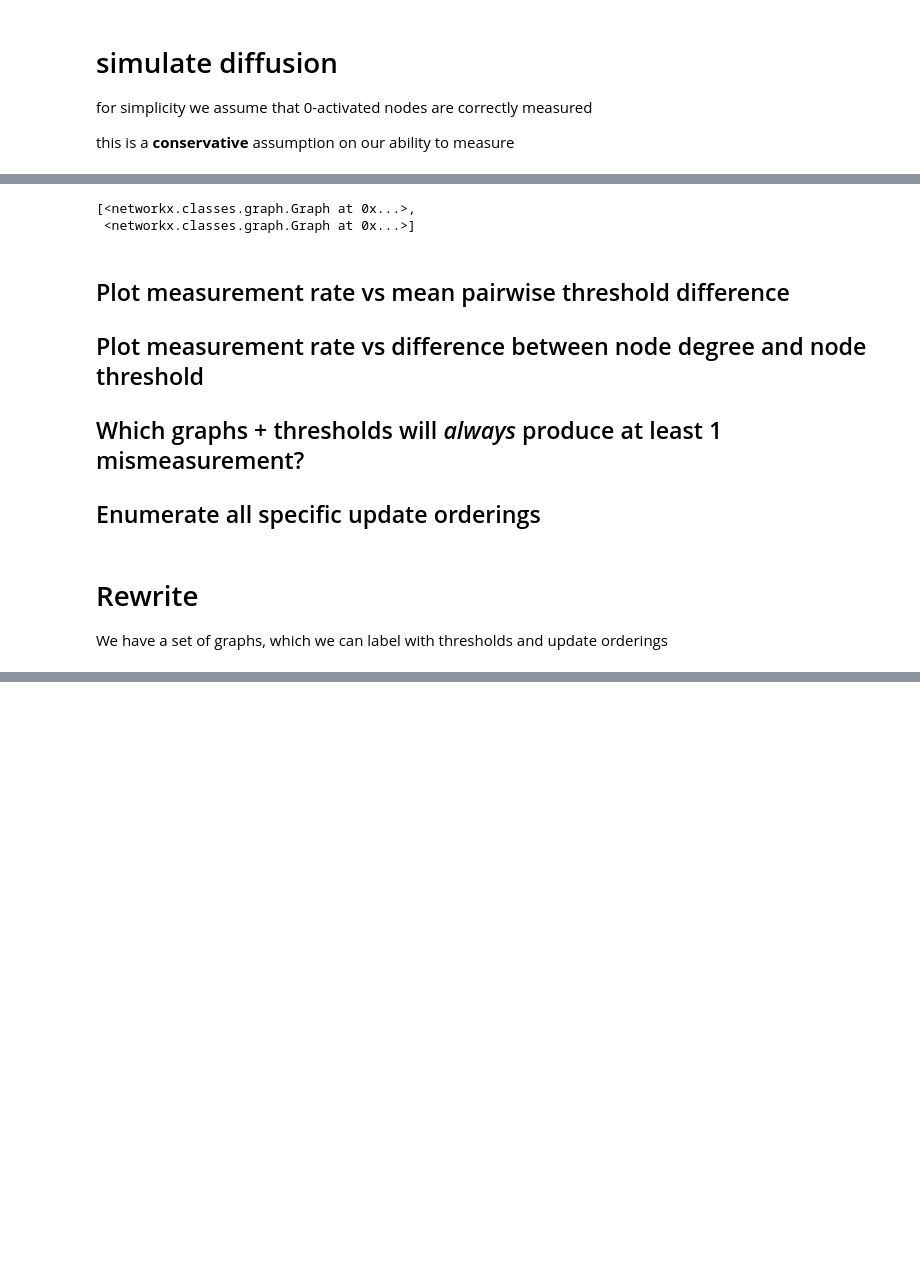
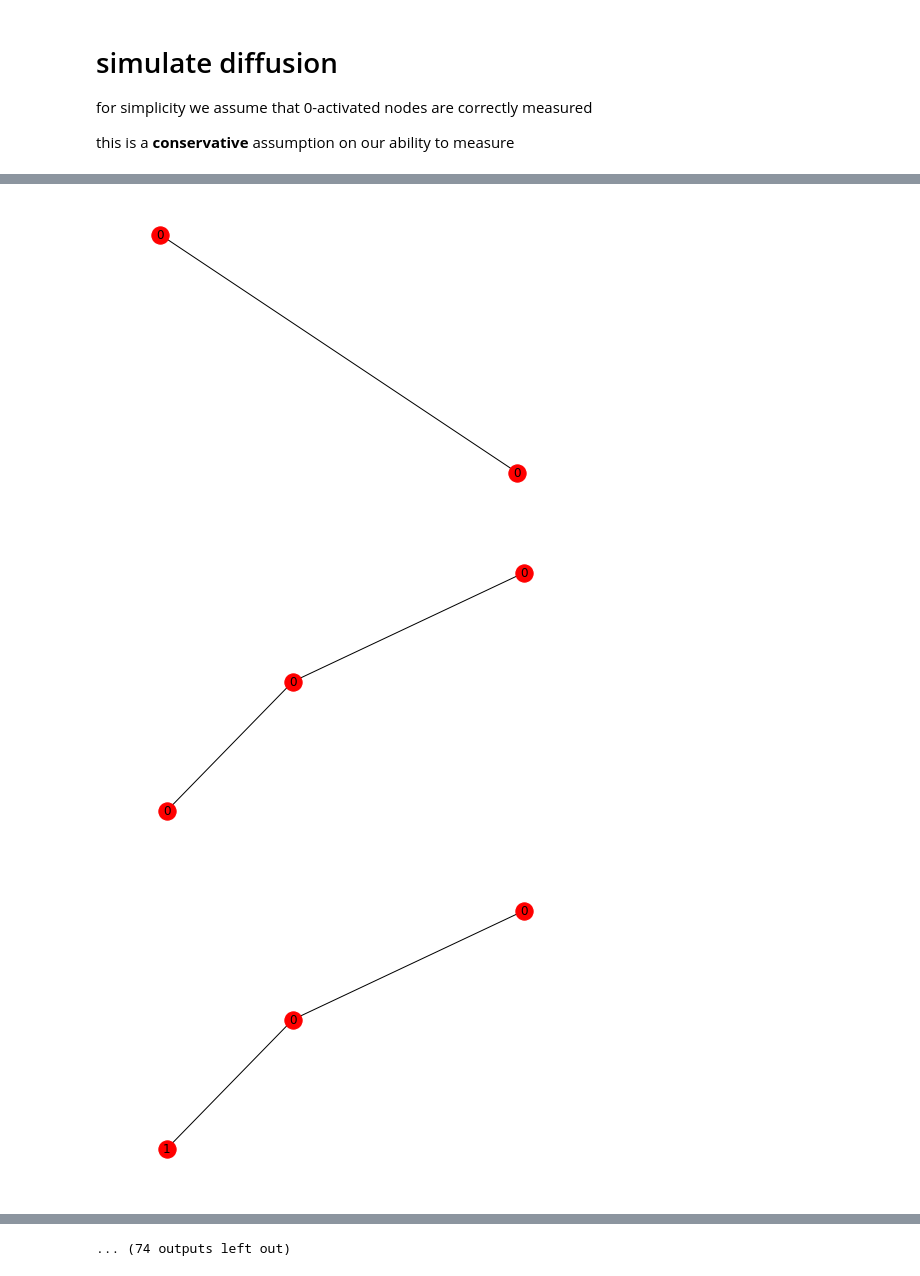
Before and after one commit to georgeberry/thresholds, a Jupyter notebook: simulation/python/small_graph_inventory.ipynb, the cells around one changed output, grey strips where cells are left out. Saved outputs shown, nothing was run; the diff lists cells and outputs as text; code cells hidden in the pictures; blank space fills up the shorter version.

```diff
--- a/simulation/python/small_graph_inventory.ipynb
+++ b/simulation/python/small_graph_inventory.ipynb
@@ -294,17 +341,11 @@ ValueError: num must be 1 <= num <= 26, not 27
-# %%
-all_dyads
-# %% [output]
-[<networkx.classes.graph.Graph at 0x...>,
- <networkx.classes.graph.Graph at 0x...>]
-# %% [markdown]
-## Plot measurement rate vs mean pairwise threshold difference
-
-## Plot measurement rate vs difference between node degree and node threshold
-
-## Which graphs + thresholds will *always* produce at least 1 mismeasurement?
-
-## Enumerate all specific update orderings
-# %% [markdown]
-# Rewrite
-
-We have a set of graphs, which we can label with thresholds and update orderings
+# %%
+for graph in at_least_one_wrong:
+    plt.figure()
+    pos=graphviz_layout(graph)
+    labs = {x: graph.node[x]['th'] for x in range(graph.number_of_nodes())}
+    nx.draw(graph, pos, labels=labs)
+    plt.show()
+# %% [output]
+[figure, added]
+[figure, added]
+[figure, added]
@@ -310,0 +361 @@ We have a set of graphs, which we can label with thresholds and update orderings
+... (74 outputs left out)
```
Also changed, not shown: parts of 30 cells of this notebook, 6 other files.
